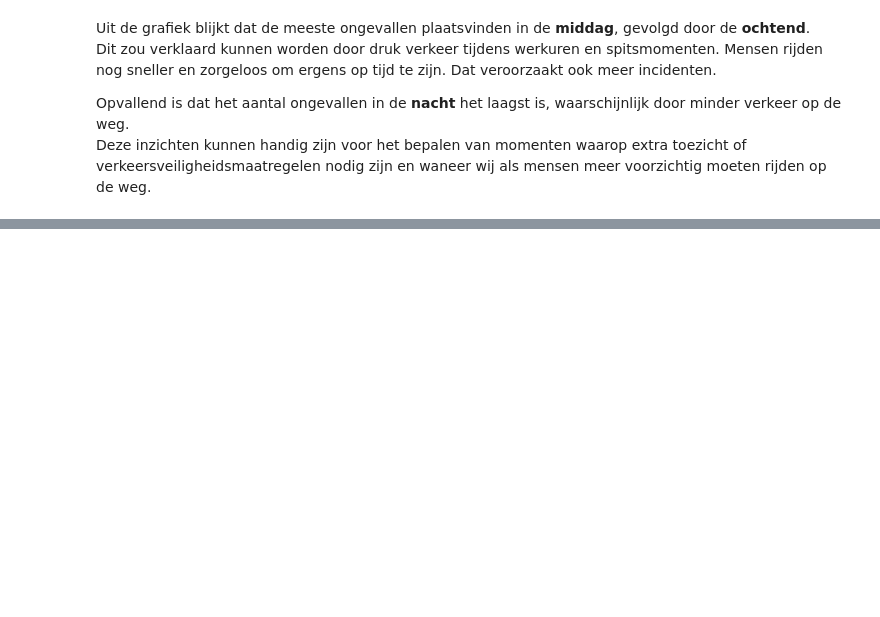
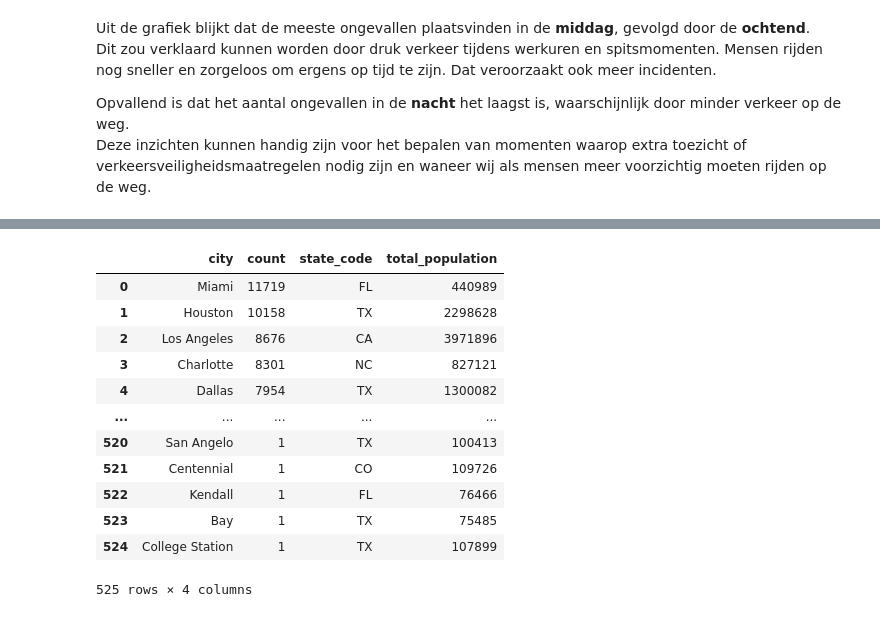
Before and after one commit to inalbekir/Portfolio, a Jupyter notebook: main.ipynb, the cells around one changed output, grey strips where cells are left out. Cells and saved outputs as stored; diff of their text form; code cells hidden in the pictures; blank space fills up the shorter version.

```diff
--- a/main.ipynb
+++ b/main.ipynb
@@ -483,0 +467,24 @@ Dit soort inzichten kan helpen bij het gericht nemen van preventieve maatregelen
+# %%
+# API aanvragen
+url = "https://public.opendatasoft.com/api/records/1.0/search/"
+params = {
+    "dataset": "us-cities-demographics",
+    "rows": 100,
+    "start": 0
+}
+
+all_data = []
+
+# Hele data inladen
+while params["start"] < 2900:  # Totaal is 2981
+    r = requests.get(url, params=params)
+    data = r.json()
+
+    for record in data["records"]:
+        all_data.append(record["fields"])
+
+    params["start"] += params["rows"]
+
+# Maak een DataFrame met de benodigde kolommen
+df1 = pd.DataFrame(all_data)[["city", "state_code", "total_population"]]
+df1
@@ -483,0 +505,26 @@ Dit soort inzichten kan helpen bij het gericht nemen van preventieve maatregelen
+# %%
+# Een aparte DataFrame maken
+ongeval_steden = df["City"].value_counts().reset_index()
+ongeval_steden = pd.DataFrame(ongeval_steden)
+ongeval_steden.rename(columns={"City":"city"}, inplace=True)
+
+# Dubbels verwijderen
+df1.drop_duplicates(subset=['city'], inplace=True)
+
+# Mergen met de externe dataset
+df_merged_city = pd.merge(ongeval_steden, df1, on=['city'], how="inner")
+df_merged_city
+# %% [output]
+|  | city | count | state_code | total_population |
+| 0 | Miami | 11719 | FL | 440989 |
+| 1 | Houston | 10158 | TX | 2298628 |
+| 2 | Los Angeles | 8676 | CA | 3971896 |
+| 3 | Charlotte | 8301 | NC | 827121 |
+| 4 | Dallas | 7954 | TX | 1300082 |
+| ... | ... | ... | ... | ... |
+| 520 | San Angelo | 1 | TX | 100413 |
+| 521 | Centennial | 1 | CO | 109726 |
+| 522 | Kendall | 1 | FL | 76466 |
+| 523 | Bay | 1 | TX | 75485 |
+| 524 | College Station | 1 | TX | 107899 |
+525 rows × 4 columns
```
Also changed, not shown: parts of 10 cells of this notebook.
